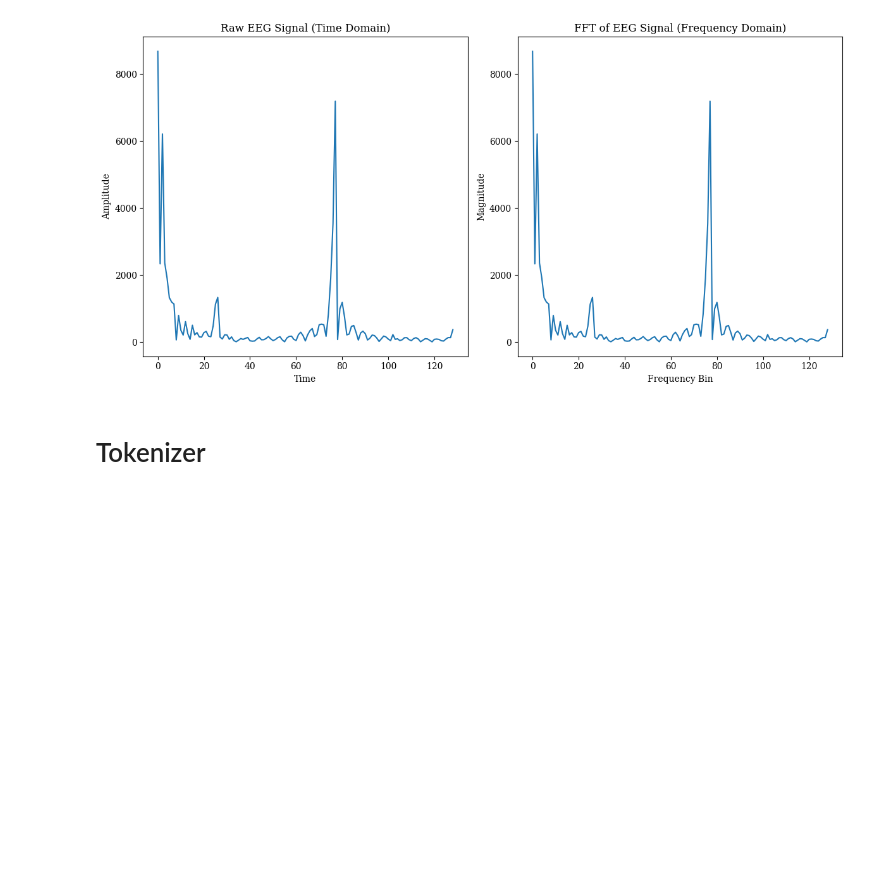
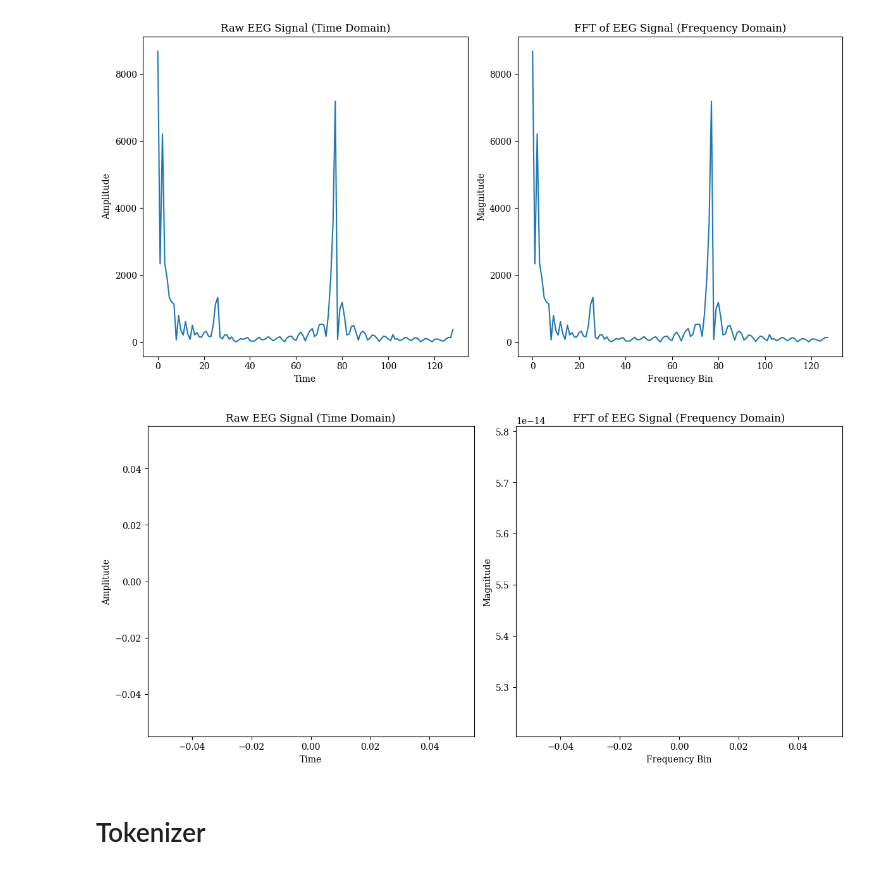
Before and after one commit to tristan-day-research/NeuroStorm_seizure_detection, a Jupyter notebook: NeuroStorm.ipynb, the cells around one changed output. Saved outputs shown, nothing was run; the diff lists cells and outputs as text; code cells hidden in the pictures; blank space fills up the shorter version.

```diff
--- a/NeuroStorm.ipynb
+++ b/NeuroStorm.ipynb
@@ -169,6 +169,17 @@ Found 17300 files. Visualizing...
 [figure]
 [figure]
 [figure]
+# %%
+import numpy as np
+t = np.linspace(0, 1, 1000)  # Simulate 1 second of data
+signal = np.sin(2 * np.pi * 10 * t) + 0.5 * np.sin(2 * np.pi * 40 * t)  # 10 Hz and 40 Hz components
+
+eeg_tensor = torch.tensor(signal).unsqueeze(0).unsqueeze(0)  # Shape [1, 1, time]
+fft_tensor = torch.abs(torch.fft.rfft(eeg_tensor, dim=-1))  # FFT of the signal
+
+visualize_eeg_and_fft(eeg_tensor, fft_tensor, fft_size=fft_tensor.shape[-1])
+# %% [output]
+[figure, added]
 # %% [markdown]
 # Tokenizer
 # %%
```
